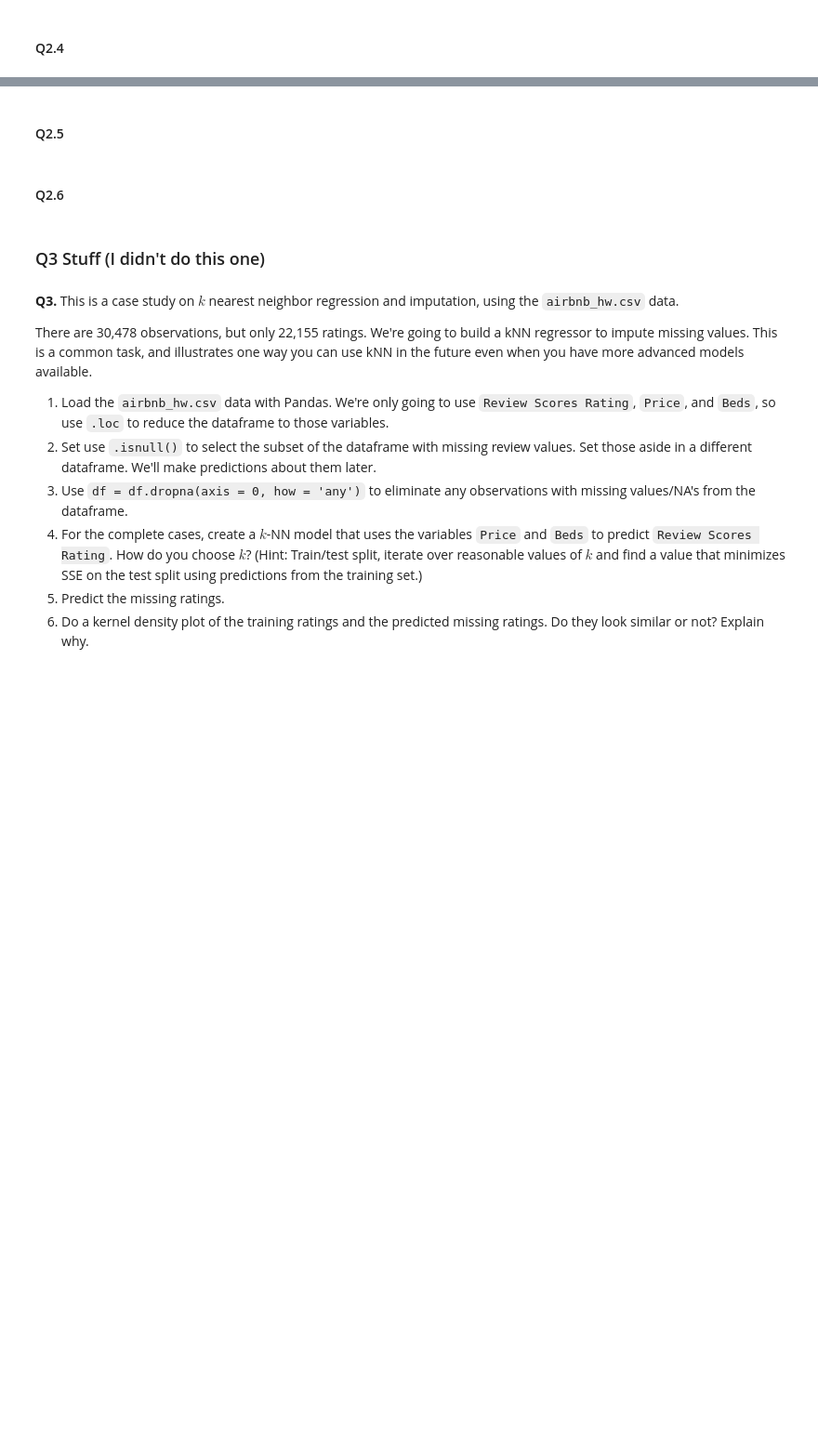
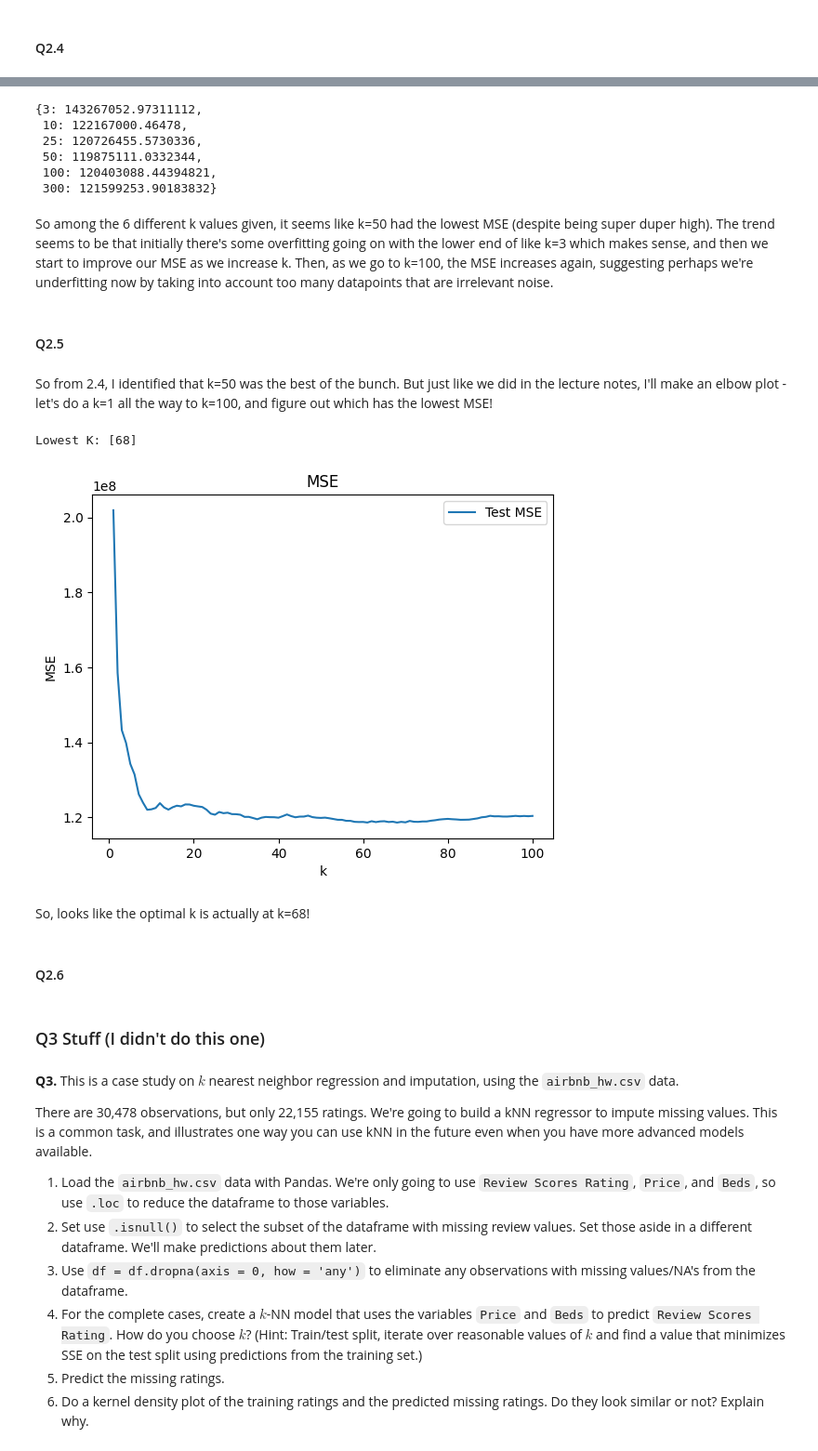
Before and after one commit to kevincha12/knn_assignment, a Jupyter notebook: assignment_knn.ipynb, the cells around one changed output, grey strips where cells are left out. Shown: that part at 93% size. Saved outputs shown, nothing was run; the diff lists cells and outputs as text; code cells hidden in the pictures; blank space fills up the shorter version.

```diff
--- a/assignment_knn.ipynb
+++ b/assignment_knn.ipynb
@@ -47,5 +187,46 @@ The target variable `y` is `price` and the features are `year` and `mileage`.
+# %%
+all_mses
+# %% [output]
+{3: 143267052.97311112,
+ 10: 122167000.46478,
+ 25: 120726455.5730336,
+ 50: 119875111.0332344,
+ 100: 120403088.44394821,
+ 300: 121599253.90183832}
+# %% [markdown]
+So among the 6 different k values given, it seems like k=50 had the lowest MSE (despite being super duper high). The trend seems to be that initially there's some overfitting going on with the lower end of like k=3 which makes sense, and then we start to improve our MSE as we increase k. Then, as we go to k=100, the MSE increases again, suggesting perhaps we're underfitting now by taking into account too many datapoints that are irrelevant noise.
 # %% [markdown]
 #### Q2.5
+# %% [markdown]
+So from 2.4, I identified that k=50 was the best of the bunch. But just like we did in the lecture notes, I'll make an elbow plot - let's do a k=1 all the way to k=100, and figure out which has the lowest MSE!
+# %%
+# I almost, ENTIRELY stole this code from the notebook :)
+k_bar = 100
+MSE = []
+
+for k in range(k_bar):
+    model = KNeighborsRegressor(n_neighbors=k+1)
+    fitted_model = model.fit(X_train_scaled, y_train)
+    y_hat = fitted_model.predict(X_test_scaled)
+    MSE.append(mean_squared_error(y_test, y_hat))
+
+MSE_min = np.min(MSE)
+min_index = np.where(MSE==MSE_min)
+k_star = min_index[0]+1
+print(f"Lowest K: {k_star}")
+# %% [output]
+Lowest K: [68]
+# %%
+plt.plot(np.arange(1,k_bar+1),MSE,label='Test MSE')
+plt.xlabel("k")
+plt.ylabel("MSE")
+plt.legend(loc='upper right')
+plt.title('MSE')
+plt.show()
+# %% [output]
+[figure, added]
+# %% [markdown]
+So, looks like the optimal k is actually at k=68!
 # %% [markdown]
 #### Q2.6
 # %% [markdown]
```
Also changed, not shown: parts of 19 cells of this notebook.
